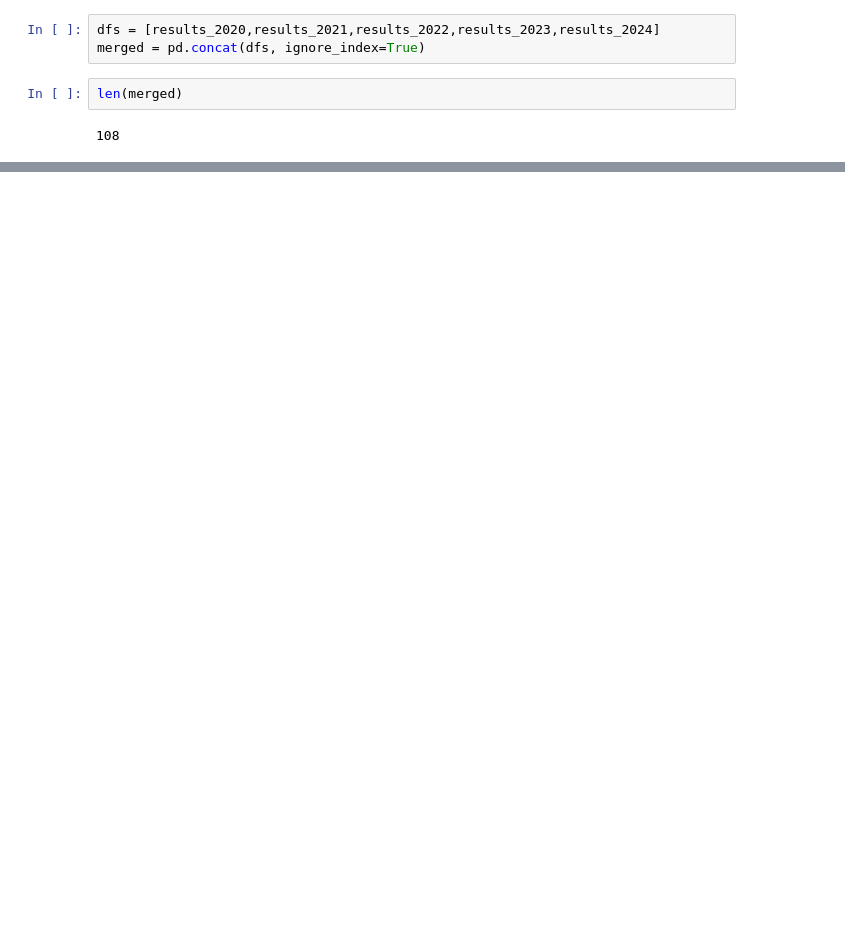
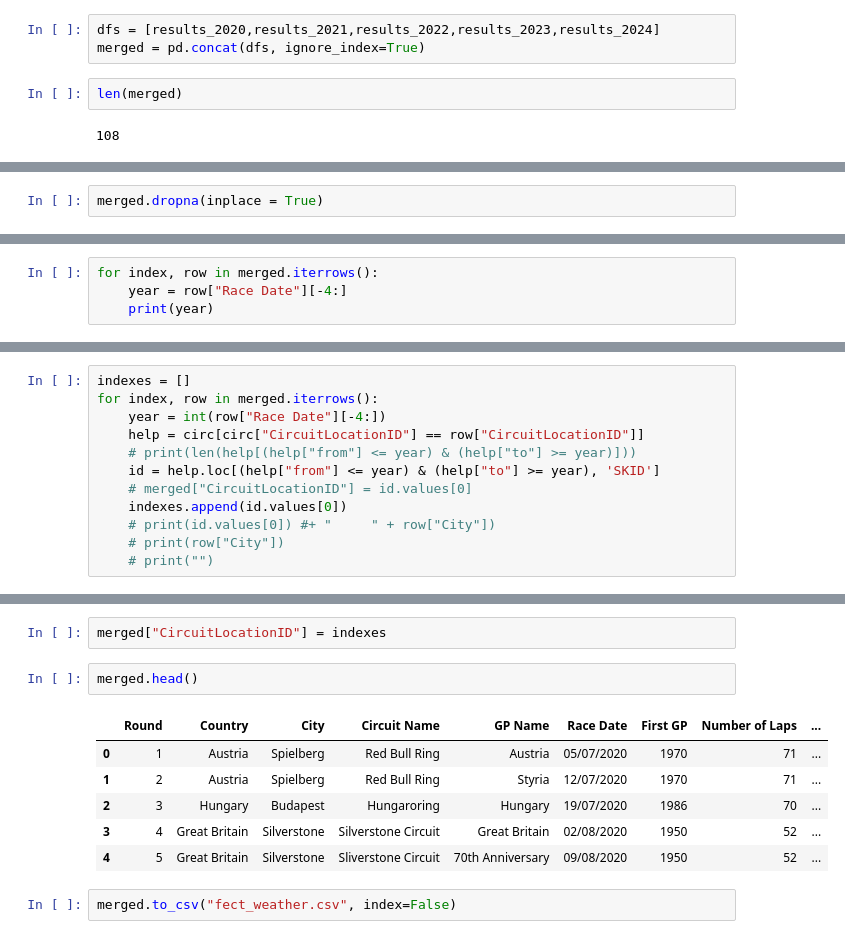
Before and after one commit to michalwietecki/f1-weather-dwh, a Jupyter notebook: results_table_creation.ipynb, the cells around one changed output, grey strips where cells are left out. Saved outputs shown, nothing was run; the diff lists cells and outputs as text; blank space fills up the shorter version.

Commit message:
saved first version of fact weather with corresponding circuit skids

```diff
--- a/results_table_creation.ipynb
+++ b/results_table_creation.ipynb
@@ -483,0 +529,2 @@ merged.head(25)
+# %%
+merged.dropna(inplace = True)
@@ -483,0 +537,4 @@ merged.head(25)
+# %%
+for index, row in merged.iterrows():
+    year = row["Race Date"][-4:]
+    print(year)
@@ -483,0 +559,12 @@ merged.head(25)
+# %%
+indexes = []
+for index, row in merged.iterrows():
+    year = int(row["Race Date"][-4:])
+    help = circ[circ["CircuitLocationID"] == row["CircuitLocationID"]]
+    # print(len(help[(help["from"] <= year) & (help["to"] >= year)]))
+    id = help.loc[(help["from"] <= year) & (help["to"] >= year), 'SKID']
+    # merged["CircuitLocationID"] = id.values[0]
+    indexes.append(id.values[0])
+    # print(id.values[0]) #+ "     " + row["City"])
+    # print(row["City"])
+    # print("")
@@ -483,0 +591,13 @@ merged.head(25)
+# %%
+merged["CircuitLocationID"] = indexes
+# %%
+merged.head()
+# %% [output]
+|  | Round | Country | City | Circuit Name | GP Name | Race Date | First GP | Number of Laps | ... |
+| 0 | 1 | Austria | Spielberg | Red Bull Ring | Austria | 05/07/2020 | 1970 | 71 | ... |
+| 1 | 2 | Austria | Spielberg | Red Bull Ring | Styria | 12/07/2020 | 1970 | 71 | ... |
+| 2 | 3 | Hungary | Budapest | Hungaroring | Hungary | 19/07/2020 | 1986 | 70 | ... |
+| 3 | 4 | Great Britain | Silverstone | Silverstone Circuit | Great Britain | 02/08/2020 | 1950 | 52 | ... |
+| 4 | 5 | Great Britain | Silverstone | Sliverstone Circuit | 70th Anniversary | 09/08/2020 | 1950 | 52 | ... |
+# %%
+merged.to_csv("fect_weather.csv", index=False)
```
Also changed, not shown: parts of 7 cells of this notebook, 1 other file.
